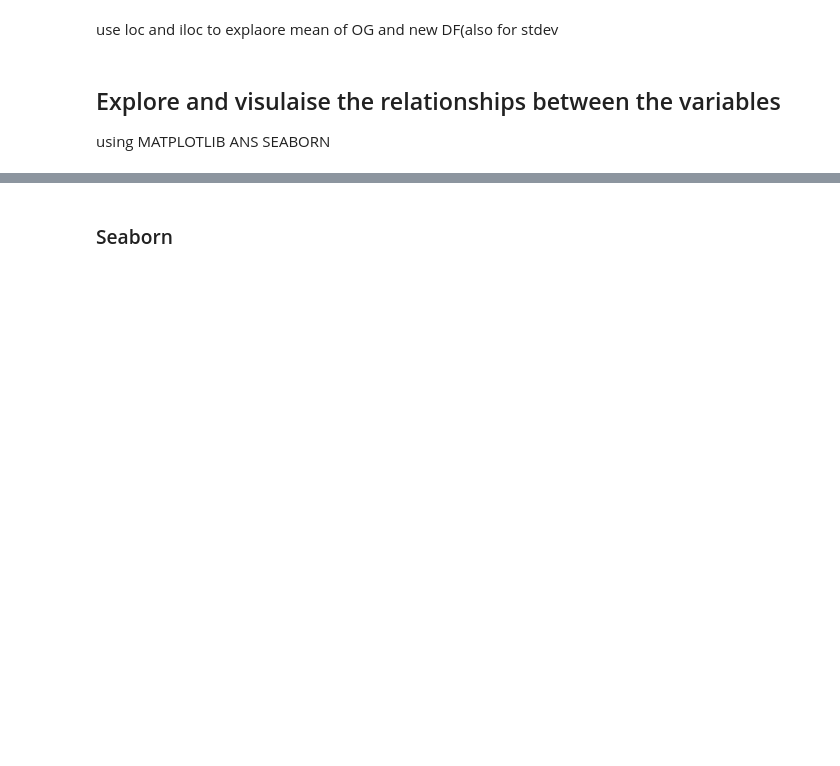
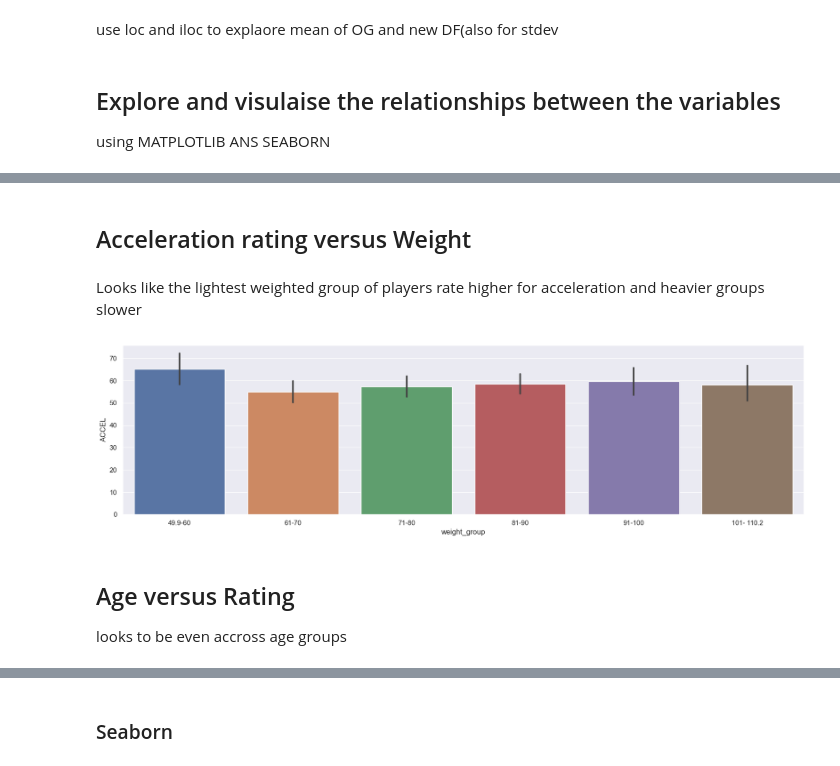
Before and after one commit to conortierney/Prog_for_DA_Assignment, a Jupyter notebook: Prog_for_DA_Assignment.ipynb, the cells around one changed output, grey strips where cells are left out. Cells and saved outputs as stored; diff of their text form; code cells hidden in the pictures; blank space fills up the shorter version.

```diff
--- a/Prog_for_DA_Assignment.ipynb
+++ b/Prog_for_DA_Assignment.ipynb
@@ -483,0 +535,22 @@ plt.show()
+# %% [markdown]
+## Acceleration rating versus Weight
+# %% [markdown]
+Looks like the lightest weighted group of players rate higher for acceleration and heavier groups slower
+# %%
+# Create Weight groups
+bins = [49.9, 60, 70, 80, 90, 100, 110.2] # Define the age group bins
+labels =['49.9-60', '61-70', '71-80', '81-90', '91-100', '101- 110.2']  # Labels for weights.
+dfnew['weight_group'] = pd.cut(dfnew['weight'], bins=bins, labels=labels, right=False)
+
+# set figure sixe using sns.set
+sns.set(rc={'figure.figsize':(20,5)})
+
+# create bar plot
+sns.barplot(x='weight_group',y='ACCEL', data=dfnew)
+
+plt.show()
+# %% [output]
+[figure, added]
+# %% [markdown]
+## Age versus Rating
+looks to be even accross age groups
```
Also changed, not shown: parts of 46 cells of this notebook.
